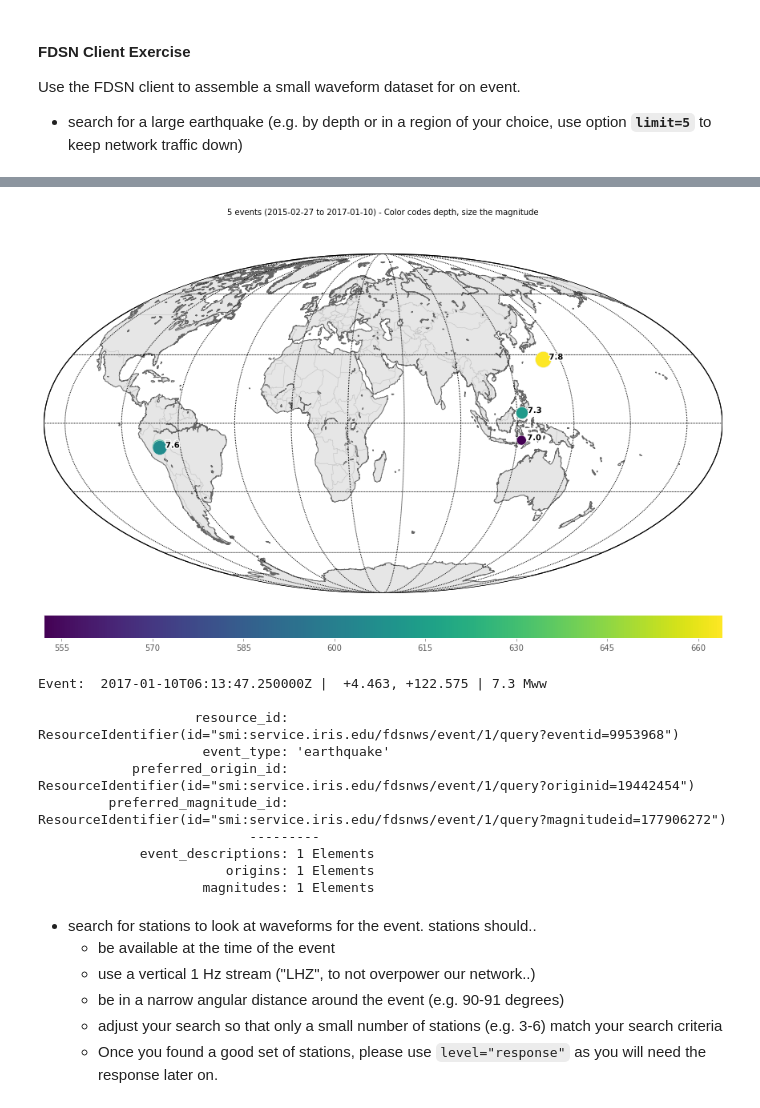
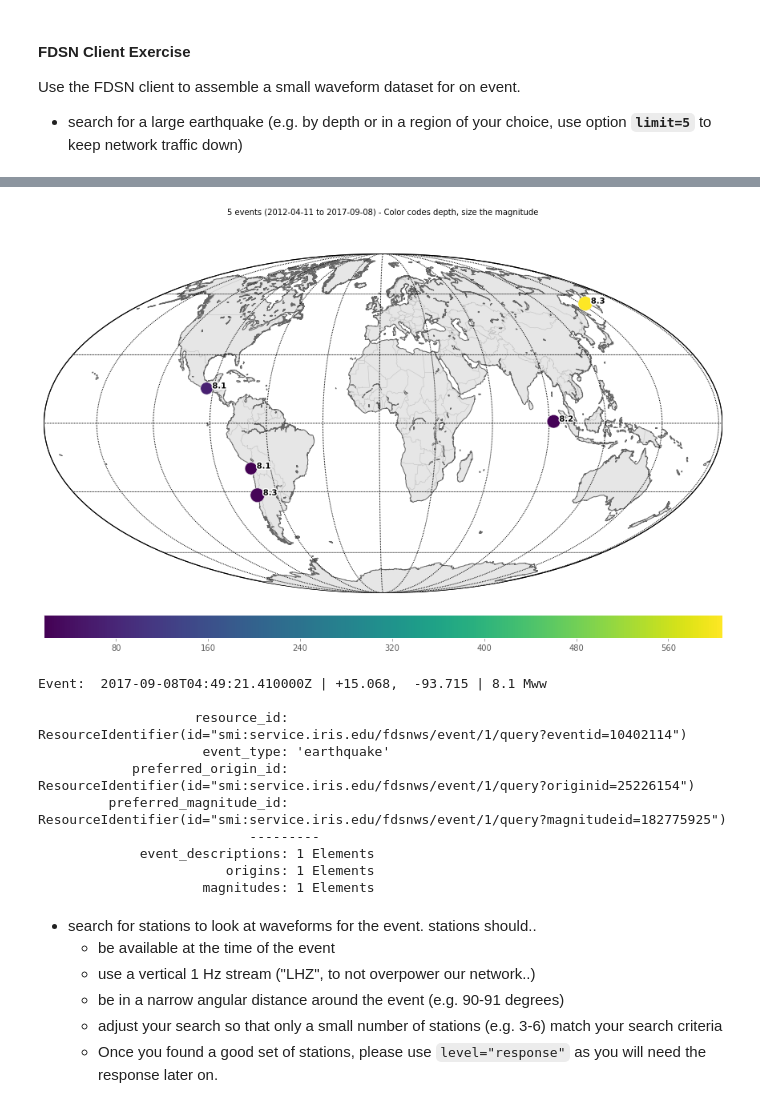
Before and after one commit to krischer/cig_llnl_computational_seismology_workshop_obspy_instaseis, a Jupyter notebook: ObsPy/06_FDSN-with_solutions.ipynb, the cells around one changed output, grey strips where cells are left out. Saved outputs shown, nothing was run; the diff lists cells and outputs as text; code cells hidden in the pictures.

```diff
--- a/ObsPy/06_FDSN-with_solutions.ipynb
+++ b/ObsPy/06_FDSN-with_solutions.ipynb
@@ -202,7 +202,7 @@ Use the FDSN client to assemble a small waveform dataset for on event.
 from obspy.clients.fdsn import Client
 
 client = Client("IRIS")
-catalog = client.get_events(minmagnitude=7, limit=5, mindepth=400)
+catalog = client.get_events(minmagnitude=8, limit=5)
 print(catalog)
 catalog.plot()
 event = catalog[0]
@@ -217,10 +217,10 @@ print(event)
-[figure, old version]
+[figure, new version]
-Event:  2017-01-10T06:13:47.250000Z |  +4.463, +122.575 | 7.3 Mww
+Event:  2017-09-08T04:49:21.410000Z | +15.068,  -93.715 | 8.1 Mww
 
-                    resource_id: ResourceIdentifier(id="smi:service.iris.edu/fdsnws/event/1/query?eventid=9953968")
+                    resource_id: ResourceIdentifier(id="smi:service.iris.edu/fdsnws/event/1/query?eventid=10402114")
                      event_type: 'earthquake'
-            preferred_origin_id: ResourceIdentifier(id="smi:service.iris.edu/fdsnws/event/1/query?originid=19442454")
-         preferred_magnitude_id: ResourceIdentifier(id="smi:service.iris.edu/fdsnws/event/1/query?magnitudeid=177906272")
+            preferred_origin_id: ResourceIdentifier(id="smi:service.iris.edu/fdsnws/event/1/query?originid=25226154")
+         preferred_magnitude_id: ResourceIdentifier(id="smi:service.iris.edu/fdsnws/event/1/query?magnitudeid=182775925")
                            ---------
              event_descriptions: 1 Elements
                         origins: 1 Elements
```
Also changed, not shown: parts of 8 cells of this notebook.
